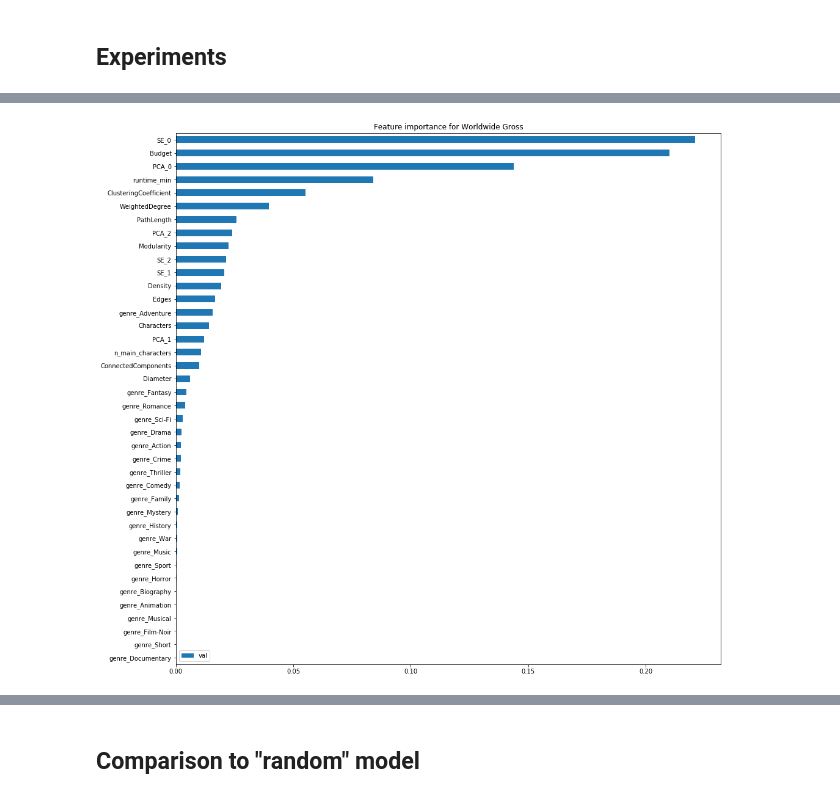
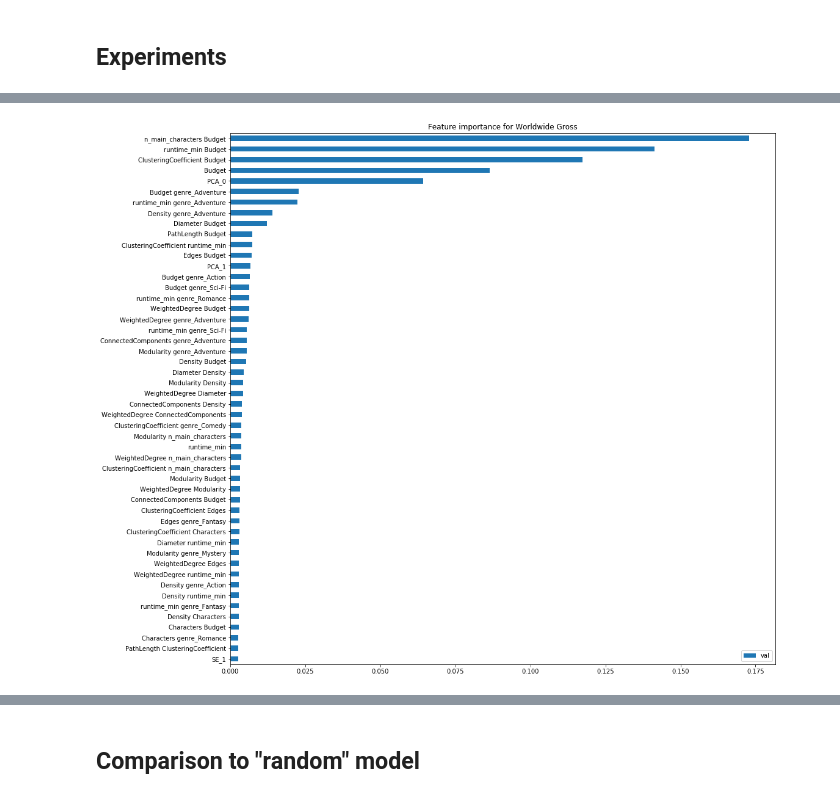
Before and after one commit to smre/network_analysis_project, a Jupyter notebook: box_office_predictions.ipynb, the cells around one changed output, grey strips where cells are left out. Drawn from its saved outputs; the diff is of its cells as text; code cells hidden in the pictures.

```diff
--- a/box_office_predictions.ipynb
+++ b/box_office_predictions.ipynb
@@ -170,15 +170,19 @@ training_cols = ["WeightedDegree", "Modularity", "PathLength", "Diameter",
                  "runtime_min", "n_main_characters",
                  "Budget"] + [x for x in df.columns if x.startswith("genre_")]
 target_cols = ["Cumulative Worldwide Gross", "imdb_rating"]
+n = len(df)
+odf = df.copy()
+npr.seed(42)
 # Add augmentations
-for _ in range(3):
-    noise = npr.multivariate_normal(mean=np.zeros(2), cov=0.1 * np.eye(2), size=len(df))
-    df = pd.concat([df[training_cols].join(df[target_cols]),
-                    df[training_cols].join(df[target_cols] + noise)],
-                   sort=False).reset_index(drop=True)
+for _ in range(4):
+    noise = npr.multivariate_normal(mean=np.zeros(2), cov=[[1e7, 0], [0, 0.1]], size=n)
+    odf = pd.concat([odf[training_cols].join(odf[target_cols]),
+                     df[training_cols].join(df[target_cols] + noise)],
+                    sort=False).reset_index(drop=True)
+odf.loc[:, "Cumulative Worldwide Gross"] = odf["Cumulative Worldwide Gross"].clip(lower=0)
 # %%
-input_df = df[training_cols]
-target_df = df[target_cols]
+input_df = odf[training_cols]
+target_df = odf[target_cols]
 # %%
 input_df.describe().T
 # %% [output]
@@ -343,7 +362,10 @@ def train_and_predict(m, fillna=None, interactions=True, n_components=False, nor
 def plot_importances(importances, cols, cutoff, title, **kwargs):
         ft_imp = pd.DataFrame(importances, index=cols, columns=["val"]).sort_values("val")
         if cutoff is not None:
-            ft_imp = ft_imp.loc[ft_imp["val"] > cutoff]
+            if 0 < cutoff < 1:
+                ft_imp = ft_imp.loc[ft_imp["val"] > cutoff]
+            else:
+                ft_imp = ft_imp.iloc[-int(np.round(cutoff)):]
         ft_imp.plot.barh(figsize=kwargs.get("figsize", (16, 16)))
         plt.title("Feature importance for {}".format(title))
         plt.show()
@@ -370,5 +404,5 @@ Selected features: ['Modularity', 'PathLength', 'Diameter', 'Density', 'Characte
 # %%
-m = RandomForestRegressor(n_estimators=100, n_jobs=-1, max_depth=13, random_state=42, max_samples=0.8)
-(m1, m2), cols = train_and_predict(m, fillna=0, interactions=False, norm=False, n_components=3)
+m = RandomForestRegressor(n_estimators=200, n_jobs=-1, max_depth=None, random_state=42, max_samples=0.8)
+(m1, m2), cols = train_and_predict(m, fillna=-1, interactions=True, norm=False, n_components=2)
 # %% [output]
 |  | Cumulative Worldwide Gross |
@@ -384,5 +418,5 @@ m = RandomForestRegressor(n_estimators=100, n_jobs=-1, max_depth=13, random_stat
 # %%
-plot_importances(m1.feature_importances_, cols, None, "Worldwide Gross")
+plot_importances(m1.feature_importances_, cols, 50, "Worldwide Gross")
 # %% [output]
-[figure, old version]
+[figure, new version]
 # %%
```
Also changed, not shown: parts of 8 cells of this notebook, 1 other file.
